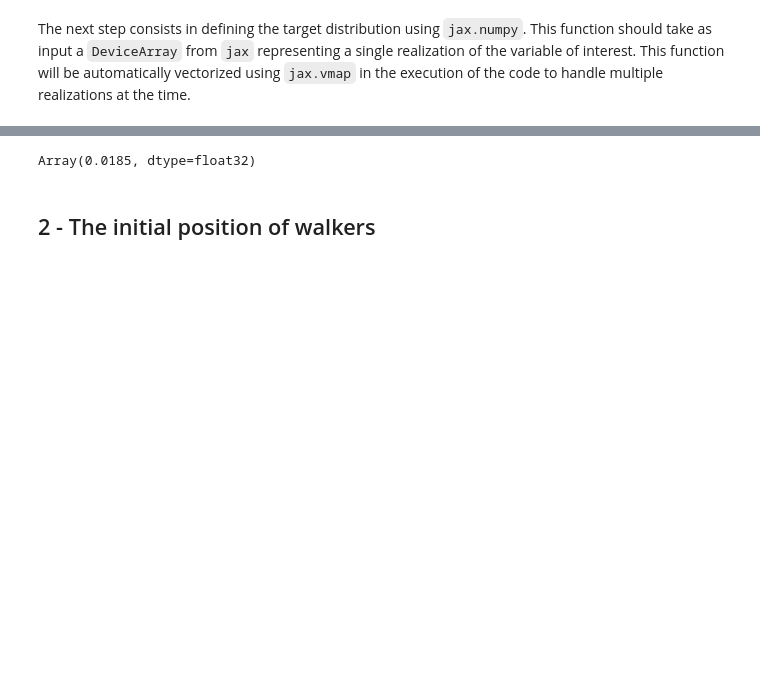
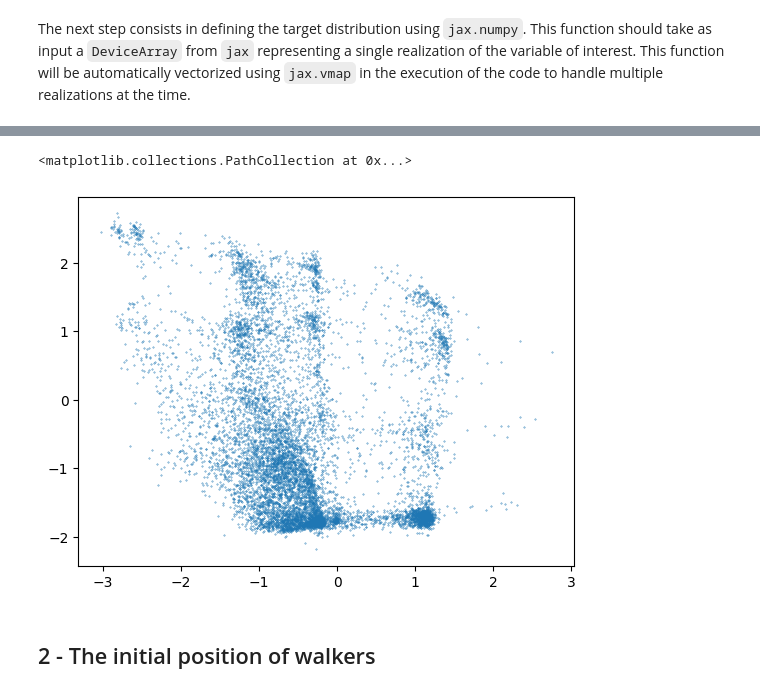
Before and after one commit to kazewong/flowMC, a Jupyter notebook: example/notebook/dualmoon.ipynb, the cells around one changed output, grey strips where cells are left out. Saved outputs shown, nothing was run; the diff lists cells and outputs as text; code cells hidden in the pictures; blank space fills up the shorter version.

```diff
--- a/example/notebook/dualmoon.ipynb
+++ b/example/notebook/dualmoon.ipynb
@@ -41,9 +41,9 @@ from flowMC.resource_strategy_bundles import RQSpline_MALA_Bundle
 
 n_local_steps = 100
 n_global_steps = 10
-n_training_loops = 20
-n_production_loops = 20
-n_epochs = 5
+n_training_loops = 10
+n_production_loops = 10
+n_epochs = 30
 n_chains = 10
 rq_spline_hidden_units = [32, 32]
 rq_spline_n_bins = 8
@@ -68,7 +68,9 @@ bundle = RQSpline_MALA_Bundle(
     rq_spline_hidden_units,
     rq_spline_n_bins,
     rq_spline_n_layers,
-    verbose=True,
+    batch_size=10000,
+    n_max_examples=100000,
+    verbose=False,
 )
 
 nf_sampler = Sampler(
@@ -130,7 +138,13 @@ batch_size: 10000
-# %%
-nf_sampler.resources['global_accs_production'].buffer.mean()
-# %% [output]
-Array(0.0185, dtype=float32)
+# %%
+import matplotlib.pyplot as plt
+# jnp.nanmean(nf_sampler.resources['global_accs_production'].buffer)
+# test_data = nf_sampler.resources['positions_production'].buffer.reshape(-1, n_dims)
+# plt.scatter(test_data[:, 0], test_data[:, 1], s=0.1)
+test_data = nf_sampler.resources['global_sampler'].model.sample(jax.random.PRNGKey(42), 10000,)
+plt.scatter(test_data[:, 0], test_data[:, 1], s=0.1)
+# %% [output]
+<matplotlib.collections.PathCollection at 0x...>
+[figure, added]
 # %% [markdown]
 ## 2 - The initial position of walkers
 # %% [markdown]
```
Also changed, not shown: parts of 1 cell of this notebook, 3 other files.
